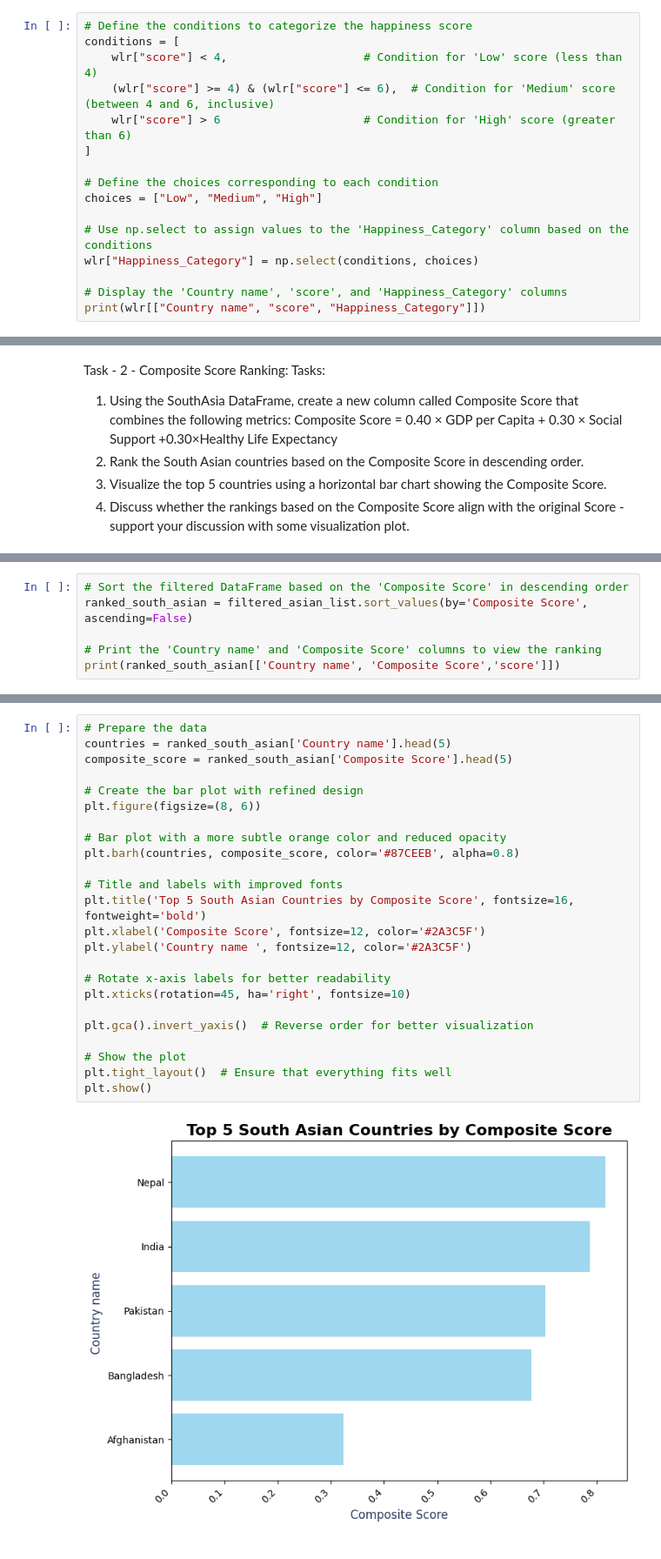
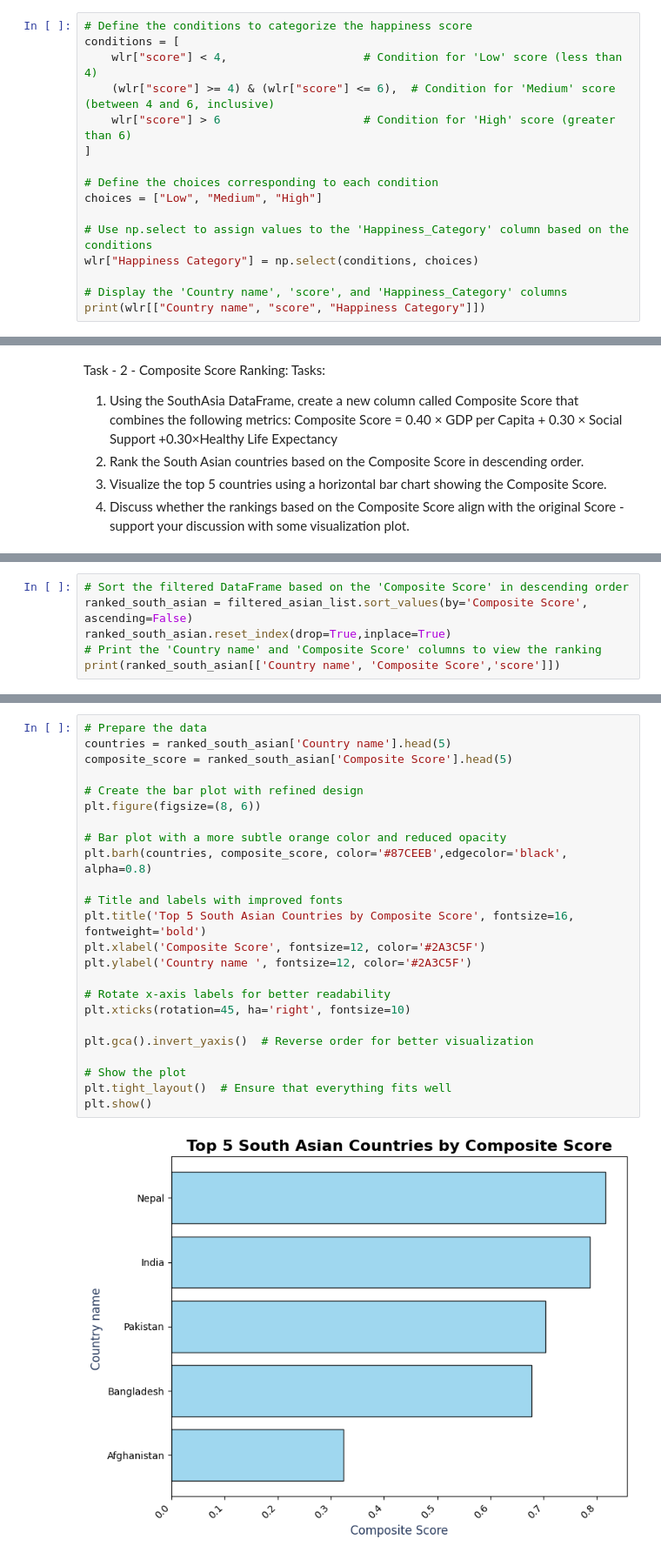
Before and after one commit to LearnerAnisha/python, a Jupyter notebook: coursework1.ipynb, the cells around one changed output, grey strips where cells are left out. Shown: that part at 87% size. Drawn from its saved outputs; the diff is of its cells as text.

```diff
--- a/coursework1.ipynb
+++ b/coursework1.ipynb
@@ -166,8 +166,8 @@ conditions = [
 choices = ["Low", "Medium", "High"]
 
 # Use np.select to assign values to the 'Happiness_Category' column based on the conditions
-wlr["Happiness_Category"] = np.select(conditions, choices)
+wlr["Happiness Category"] = np.select(conditions, choices)
 
 # Display the 'Country name', 'score', and 'Happiness_Category' columns
-print(wlr[["Country name", "score", "Happiness_Category"]])
+print(wlr[["Country name", "score", "Happiness Category"]])
 # %% [output]
@@ -390,7 +387,7 @@ print(filtered_asian_list.head())
 # %%
 # Sort the filtered DataFrame based on the 'Composite Score' in descending order
 ranked_south_asian = filtered_asian_list.sort_values(by='Composite Score', ascending=False)
-
+ranked_south_asian.reset_index(drop=True,inplace=True)
 # Print the 'Country name' and 'Composite Score' columns to view the ranking
 print(ranked_south_asian[['Country name', 'Composite Score','score']])
 # %% [output]
@@ -403,29 +400,29 @@ print(ranked_south_asian[['Country name', 'Composite Score','score']])
 # %%
 # Prepare the data
 countries = ranked_south_asian['Country name'].head(5)
 composite_score = ranked_south_asian['Composite Score'].head(5)
 
 # Create the bar plot with refined design
 plt.figure(figsize=(8, 6))
 
 # Bar plot with a more subtle orange color and reduced opacity
-plt.barh(countries, composite_score, color='#87CEEB', alpha=0.8)
+plt.barh(countries, composite_score, color='#87CEEB',edgecolor='black', alpha=0.8)
 
 # Title and labels with improved fonts
 plt.title('Top 5 South Asian Countries by Composite Score', fontsize=16, fontweight='bold')
 plt.xlabel('Composite Score', fontsize=12, color='#2A3C5F')
 plt.ylabel('Country name ', fontsize=12, color='#2A3C5F')
 
 # Rotate x-axis labels for better readability
 plt.xticks(rotation=45, ha='right', fontsize=10)
 
 plt.gca().invert_yaxis()  # Reverse order for better visualization
 
 # Show the plot
 plt.tight_layout()  # Ensure that everything fits well
 plt.show()
 # %% [output]
-[figure, old version]
+[figure, new version]
 # %%
 
 # Extract the top 5 countries
```
Also changed, not shown: parts of 11 cells of this notebook.
